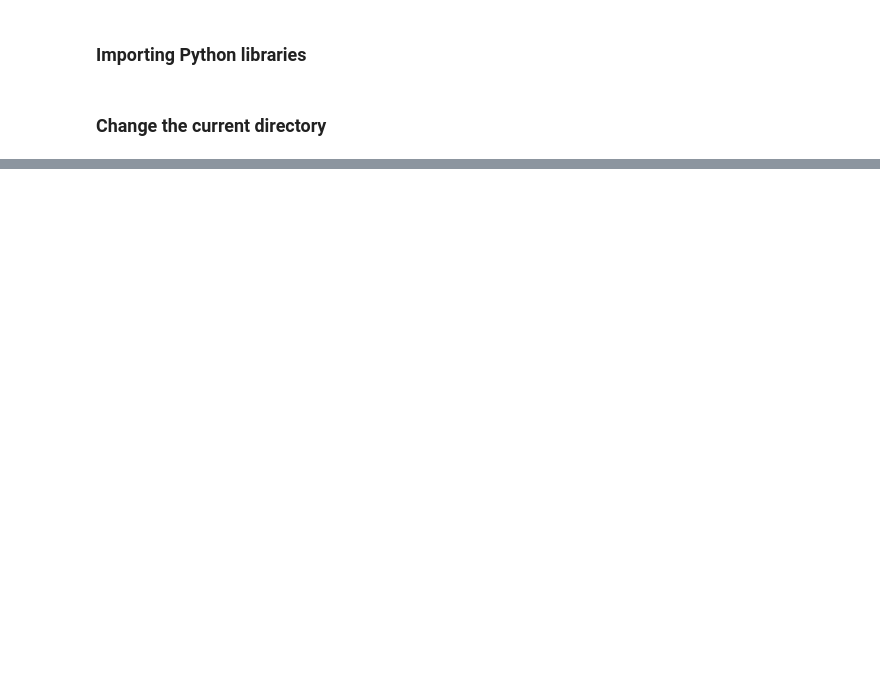
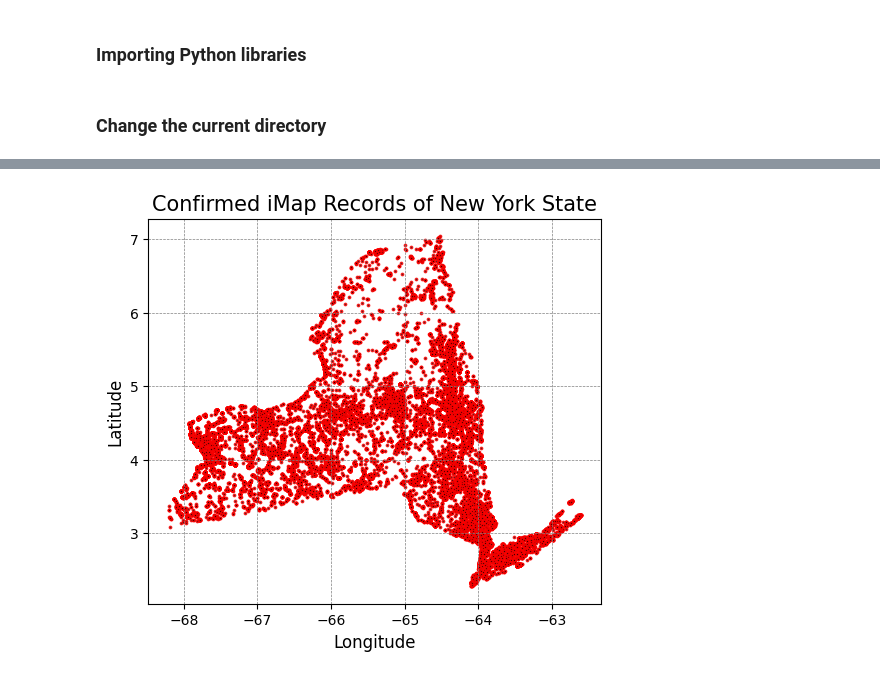
Before and after one commit to tmollick95/iMapInvasives, a Jupyter notebook: Code/Figures and figure code.ipynb, the cells around one changed output, grey strips where cells are left out. Saved outputs shown, nothing was run; the diff lists cells and outputs as text; code cells hidden in the pictures; blank space fills up the shorter version.

```diff
--- a/Code/Figures and figure code.ipynb
+++ b/Code/Figures and figure code.ipynb
@@ -75,0 +82,4 @@ Current working directory: /content/drive/My Drive/iMapInvasives_datasets
+# %%
+path_to_shapefile = "/content/drive/My Drive/iMapInvasives_datasets/iMapInvasives_confirmed_reports/NY_Presence_point_confirm.shp"
+slf = gpd.read_file(path_to_shapefile, encoding='ISO-8859-1')
+slf.head()
@@ -75,0 +94,30 @@ Current working directory: /content/drive/My Drive/iMapInvasives_datasets
+# %%
+from shapely.geometry import Point
+
+
+# Create a GeoDataFrame with points from Longitude and Latitude columns
+geometry = [Point(xy) for xy in zip(slf['Longitude'], slf['Latitude'])]
+slf_corrected = gpd.GeoDataFrame(slf, geometry=geometry)
+
+# Set up the plot
+fig, ax = plt.subplots(figsize=(10, 5))
+
+# Plot the points with specified color and edge
+slf_corrected.plot(ax=ax, color='black', edgecolor='red', markersize=3, alpha=0.8)
+
+# Set the x and y axis labels to Longitude and Latitude
+ax.set_xlabel("Longitude", fontsize=12)
+ax.set_ylabel("Latitude", fontsize=12)
+ax.set_title("Confirmed iMap Records of New York State", fontsize=15)
+
+# Add a grid
+ax.grid(color='gray', linestyle='--', linewidth=0.5)
+
+# Save the plot as a PNG file with 300 DPI
+output_path = "Confirmed_imap_records_nys.png"
+plt.savefig(output_path, dpi=300, bbox_inches='tight')
+
+# Show the plot
+plt.show()
+# %% [output]
+[figure, added]
```
Also changed, not shown: parts of 8 cells of this notebook.
